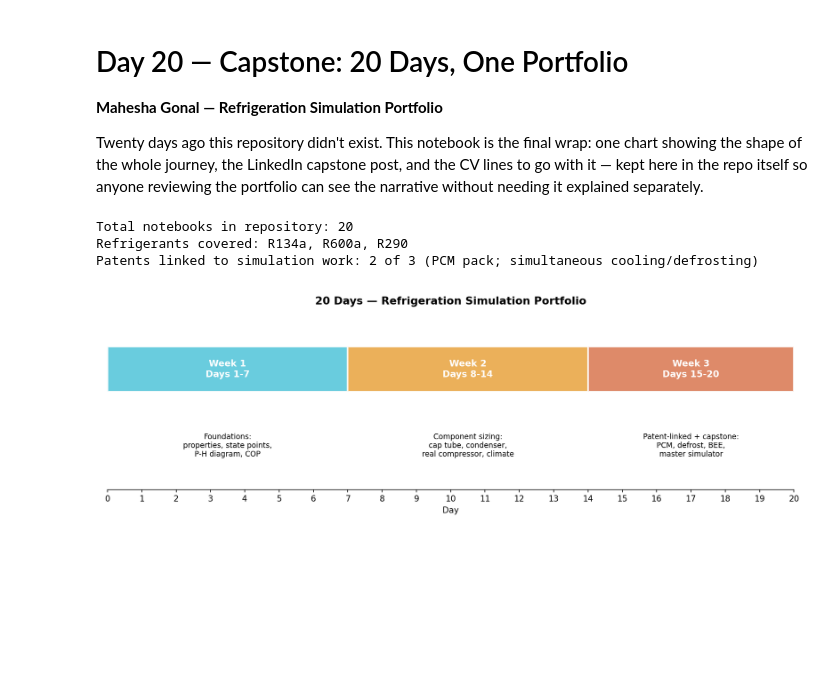
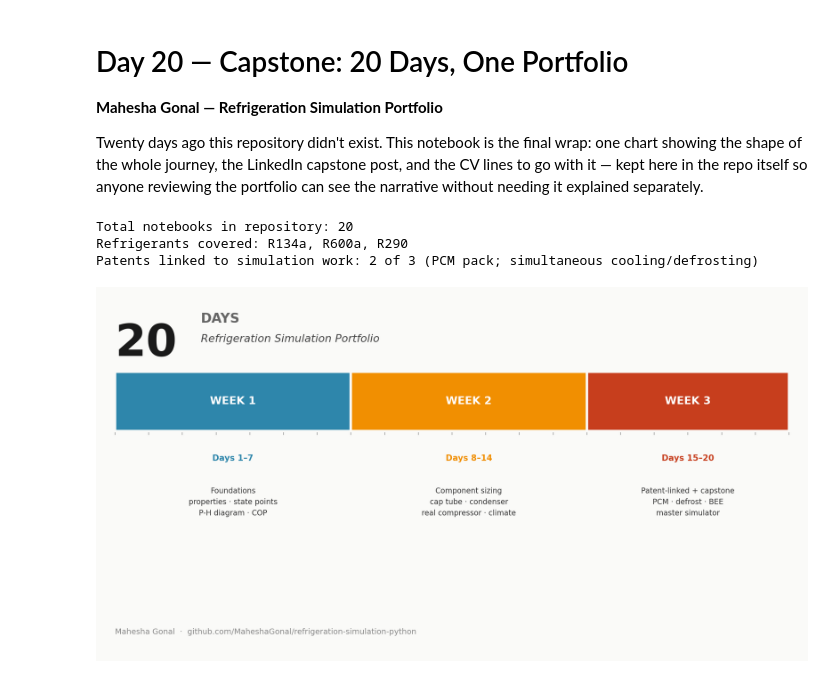
Before and after one commit to MaheshaGonal/refrigeration-simulation-python, a Jupyter notebook: day20_capstone.ipynb, the cells around one changed output. Cells and saved outputs as stored; diff of their text form; code cells hidden in the pictures; blank space fills up the shorter version.

Commit message:
Redesign day20 capstone arc chart: cleaner typography, brand colors, watermark

```diff
--- a/day20_capstone.ipynb
+++ b/day20_capstone.ipynb
@@ -12,40 +12,54 @@ import matplotlib.pyplot as plt
 import numpy as np
 # %%
 # CELL 3 — The 20-day arc, by week and theme
+import matplotlib.font_manager as fm
+plt.rcParams['font.family'] = 'DejaVu Sans'
+
 weeks = [
-    {"label": "Week 1\nDays 1-7", "theme": "Foundations:\nproperties, state points,\nP-H diagram, COP", "color": "#4FC3D9", "span": 7},
-    {"label": "Week 2\nDays 8-14", "theme": "Component sizing:\ncap tube, condenser,\nreal compressor, climate", "color": "#E8A33D", "span": 7},
-    {"label": "Week 3\nDays 15-20", "theme": "Patent-linked + capstone:\nPCM, defrost, BEE,\nmaster simulator", "color": "#D9764F", "span": 6},
+    {"label": "WEEK 1", "range": "Days 1\u20137", "theme": "Foundations\nproperties \u00b7 state points\nP-H diagram \u00b7 COP", "color": "#2E86AB", "span": 7},
+    {"label": "WEEK 2", "range": "Days 8\u201314", "theme": "Component sizing\ncap tube \u00b7 condenser\nreal compressor \u00b7 climate", "color": "#F18F01", "span": 7},
+    {"label": "WEEK 3", "range": "Days 15\u201320", "theme": "Patent-linked + capstone\nPCM \u00b7 defrost \u00b7 BEE\nmaster simulator", "color": "#C73E1D", "span": 6},
 ]
 
-fig, ax = plt.subplots(figsize=(12, 4))
+fig, ax = plt.subplots(figsize=(12, 6.3), dpi=150)
+fig.patch.set_facecolor('#FAFAF8')
+ax.set_facecolor('#FAFAF8')
+
 start = 0
+bar_h = 0.9
+y_bar = 1.4
 for w in weeks:
-    ax.barh(0, w["span"], left=start, height=0.6, color=w["color"], alpha=0.85, edgecolor="white", linewidth=2)
-    ax.text(start + w["span"]/2, 0, w["label"], ha="center", va="center", fontsize=11, fontweight="bold", color="white")
-    ax.text(start + w["span"]/2, -0.85, w["theme"], ha="center", va="top", fontsize=9)
+    ax.barh(y_bar, w["span"], left=start, height=bar_h, color=w["color"], edgecolor='#FAFAF8', linewidth=3, zorder=3)
+    mid = start + w["span"]/2
+    ax.text(mid, y_bar, w["label"], ha="center", va="center", fontsize=13, fontweight="bold", color="white", zorder=4)
+    ax.text(mid, y_bar - bar_h/2 - 0.35, w["range"], ha="center", va="top", fontsize=10, color=w["color"], fontweight='bold', zorder=4)
+    ax.text(mid, y_bar - bar_h/2 - 0.85, w["theme"], ha="center", va="top", fontsize=9, color="#333333", zorder=4, linespacing=1.6)
     start += w["span"]
 
-ax.set_xlim(0, 20)
-ax.set_ylim(-1.6, 0.8)
-ax.set_yticks([])
-ax.set_xticks(range(0, 21, 1))
-ax.set_xlabel("Day")
-ax.set_title("20 Days — Refrigeration Simulation Portfolio", fontweight="bold", fontsize=13)
-for spine in ["top", "right", "left"]:
-    ax.spines[spine].set_visible(False)
+for d in range(0, 21):
+    ax.plot([d, d], [y_bar - bar_h/2 - 0.05, y_bar - bar_h/2], color='#999999', linewidth=0.8, zorder=2)
+
+ax.set_xlim(-0.3, 20.3)
+ax.set_ylim(-2.4, 3.0)
+ax.axis('off')
+
+ax.text(0, 2.6, "20", fontsize=54, fontweight='bold', color='#1A1A1A', ha='left', va='top')
+ax.text(2.55, 2.75, "DAYS", fontsize=16, fontweight='bold', color='#666666', ha='left', va='top')
+ax.text(2.55, 2.42, "Refrigeration Simulation Portfolio", fontsize=13, color='#444444', ha='left', va='top', style='italic')
+ax.text(0, -2.15, "Mahesha Gonal  \u00b7  github.com/MaheshaGonal/refrigeration-simulation-python", fontsize=9.5, color='#888888', ha='left', va='bottom')
+
 plt.tight_layout()
-plt.savefig("day20_capstone_arc.png", dpi=150)
+plt.savefig("day20_capstone_arc.png", dpi=150, facecolor=fig.get_facecolor())
 plt.show()
 
 print(f"Total notebooks in repository: 20")
 print(f"Refrigerants covered: R134a, R600a, R290")
 print(f"Patents linked to simulation work: 2 of 3 (PCM pack; simultaneous cooling/defrosting)")
 # %% [output]
 Total notebooks in repository: 20
 Refrigerants covered: R134a, R600a, R290
 Patents linked to simulation work: 2 of 3 (PCM pack; simultaneous cooling/defrosting)
-[figure, old version]
+[figure, new version]
 # %%
 # FINAL CELL — Push this notebook to GitHub
 from github import Github, Auth
```
